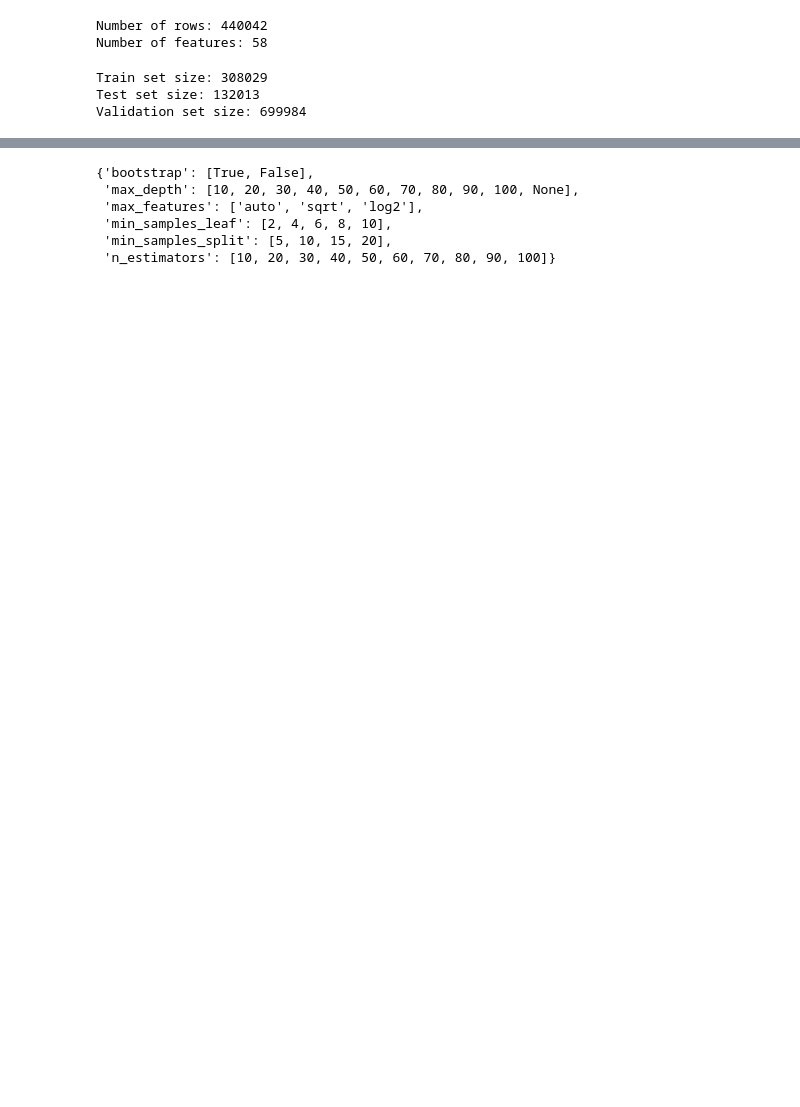
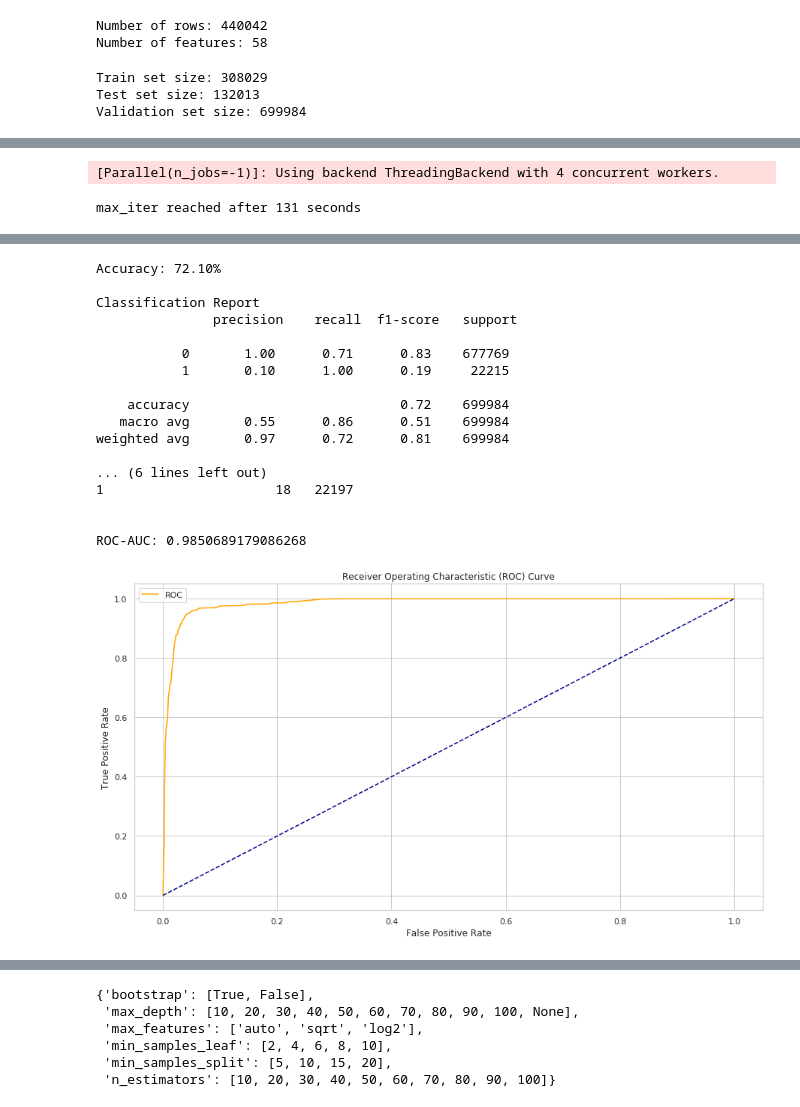
Before and after one commit to xcsengody/DP, a Jupyter notebook: xcsengody_models.ipynb, the cells around one changed output, grey strips where cells are left out. Drawn from its saved outputs; the diff is of its cells as text; code cells hidden in the pictures; blank space fills up the shorter version.

```diff
--- a/xcsengody_models.ipynb
+++ b/xcsengody_models.ipynb
@@ -218,0 +258,9 @@ print(logisticRegression.summary2())
+# %%
+logisticRegression_model = LogisticRegression(solver='saga',max_iter=500,warm_start=True,n_jobs=-1,verbose=2)
+logisticRegression = logisticRegression_model.fit(X_train_logreg, y_train)
+joblib.dump(logisticRegression, 'logisticRegression.sav')
+
+predict(logisticRegression, X_valid_logreg, y_valid)
+# %% [output]
+[Parallel(n_jobs=-1)]: Using backend ThreadingBackend with 4 concurrent workers.
+max_iter reached after 131 seconds
@@ -219,3 +268,21 @@ print(logisticRegression.summary2())
+Accuracy: 72.10%
+
+Classification Report
+               precision    recall  f1-score   support
+
+           0       1.00      0.71      0.83    677769
+           1       0.10      1.00      0.19     22215
+
+    accuracy                           0.72    699984
+   macro avg       0.55      0.86      0.51    699984
+weighted avg       0.97      0.72      0.81    699984
+
+... (6 lines left out)
+1                      18   22197
+
+
+ROC-AUC: 0.9850689179086268
+[figure, added]
 # %%
 logisticRegression_model = LogisticRegression(solver='saga',max_iter=500,warm_start=True,n_jobs=-1,verbose=2)
 logisticRegression = logisticRegression_model.fit(X_train, y_train)
```
Also changed, not shown: parts of 17 cells of this notebook.
